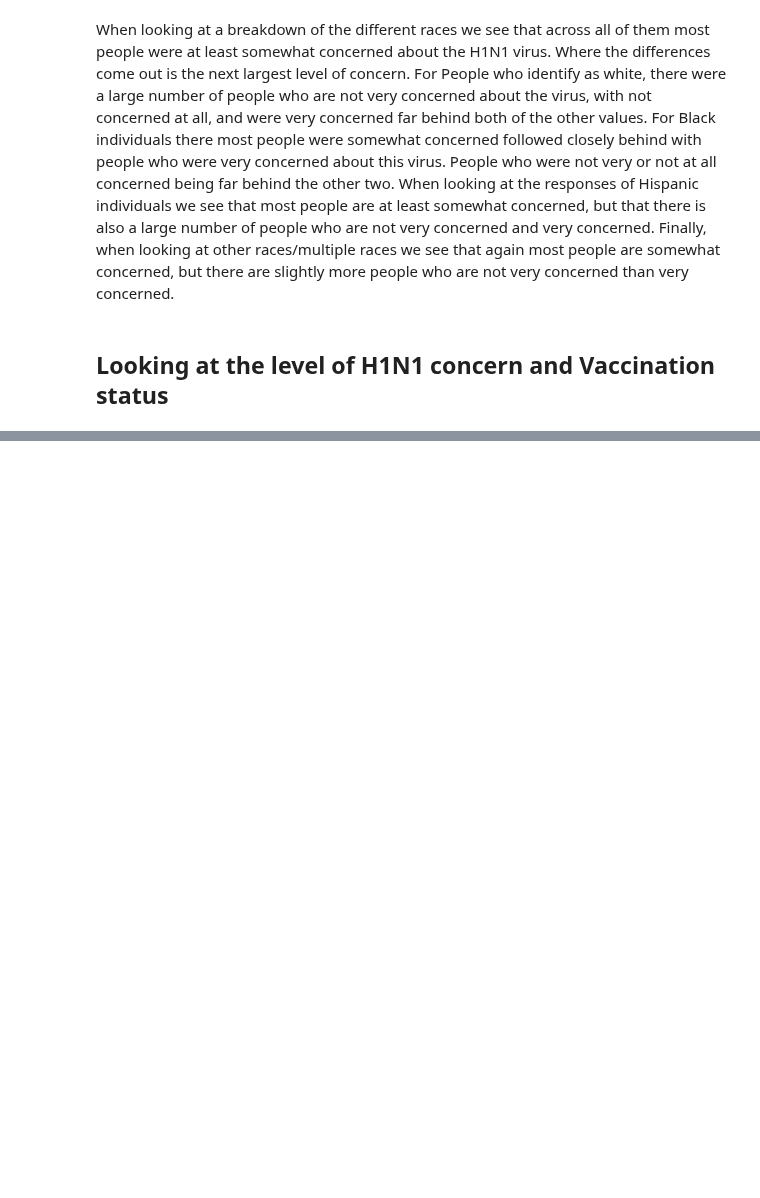
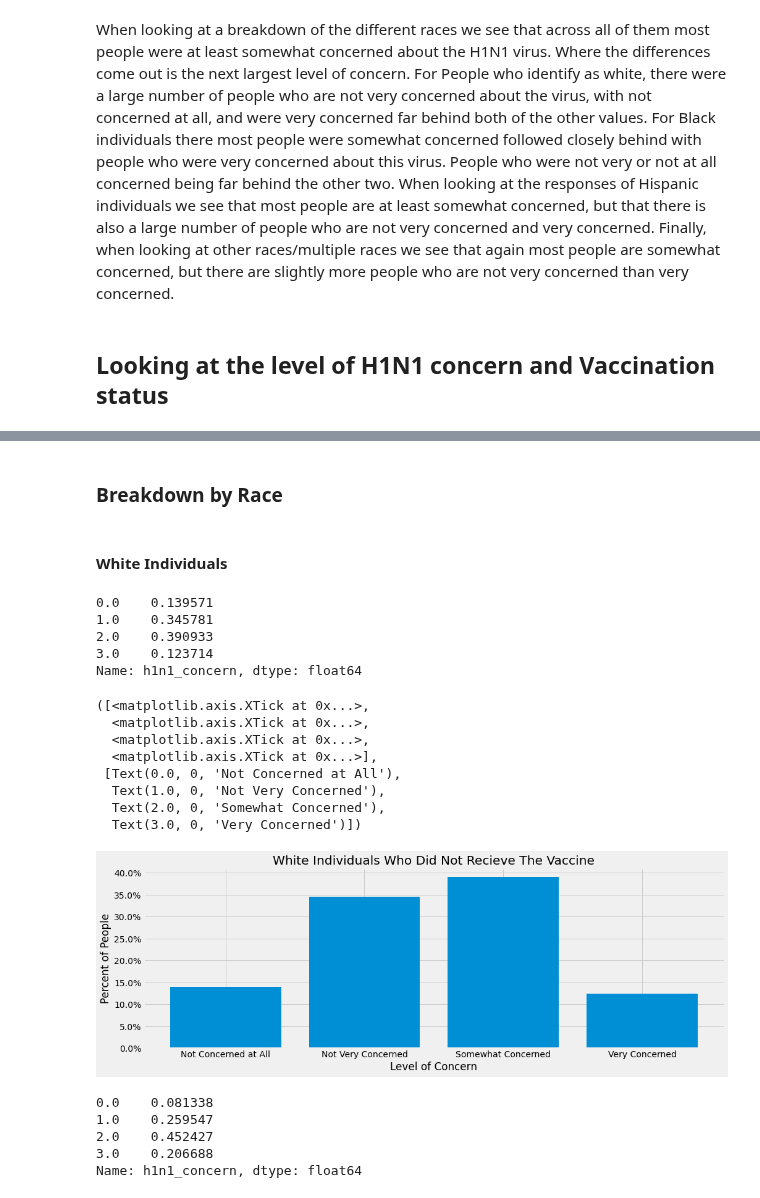
Before and after one commit to mankah/Capstone, a Jupyter notebook: Capstone.ipynb, the cells around one changed output, grey strips where cells are left out. Saved outputs shown, nothing was run; the diff lists cells and outputs as text; code cells hidden in the pictures; blank space fills up the shorter version.

Commit message:
looking at different races

```diff
--- a/Capstone.ipynb
+++ b/Capstone.ipynb
@@ -249,0 +302,49 @@ plt.xticks(ticks= no_vaccine.index ,labels= x);
+# %% [markdown]
+### Breakdown by Race
+# %% [markdown]
+#### White Individuals
+# %%
+white_no_vaccine = white[white.h1n1_vaccine == 0]
+white_no_vaccine_concern = white_no_vaccine.h1n1_concern
+no_vaccine_white = white_no_vaccine_concern.value_counts(
+    normalize=True).sort_index()
+no_vaccine_white
+# %% [output]
+0.0    0.139571
+1.0    0.345781
+2.0    0.390933
+3.0    0.123714
+Name: h1n1_concern, dtype: float64
+# %%
+fig, ax = plt.subplots(figsize=(15, 5))
+
+x = ['Not Concerned at All', 'Not Very Concerned',
+     'Somewhat Concerned', 'Very Concerned']
+plt.bar(no_vaccine_white.index, no_vaccine_white.values)
+plt.title('White Individuals Who Did Not Recieve The Vaccine')
+plt.ylabel('Percent of People')
+plt.xlabel('Level of Concern')
+ax.yaxis.set_major_formatter(mtick.PercentFormatter(1.0))
+plt.xticks(ticks=no_vaccine.index, labels=x)
+# %% [output]
+([<matplotlib.axis.XTick at 0x...>,
+  <matplotlib.axis.XTick at 0x...>,
+  <matplotlib.axis.XTick at 0x...>,
+  <matplotlib.axis.XTick at 0x...>],
+ [Text(0.0, 0, 'Not Concerned at All'),
+  Text(1.0, 0, 'Not Very Concerned'),
+  Text(2.0, 0, 'Somewhat Concerned'),
+  Text(3.0, 0, 'Very Concerned')])
+[figure, added]
+# %%
+white_yes_vaccine = white[white.h1n1_vaccine == 1]
+white_yes_vaccine_concern = white_yes_vaccine.h1n1_concern
+yes_vaccine_white = white_yes_vaccine_concern.value_counts(
+    normalize=True).sort_index()
+yes_vaccine_white
+# %% [output]
+0.0    0.081338
+1.0    0.259547
+2.0    0.452427
+3.0    0.206688
+Name: h1n1_concern, dtype: float64
```
Also changed, not shown: parts of 33 cells of this notebook.
